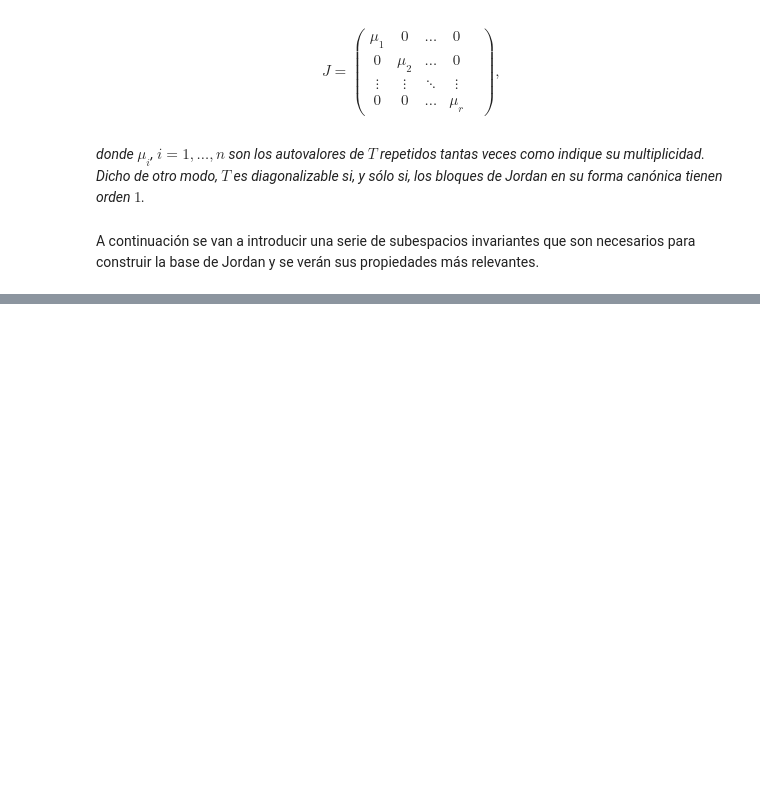
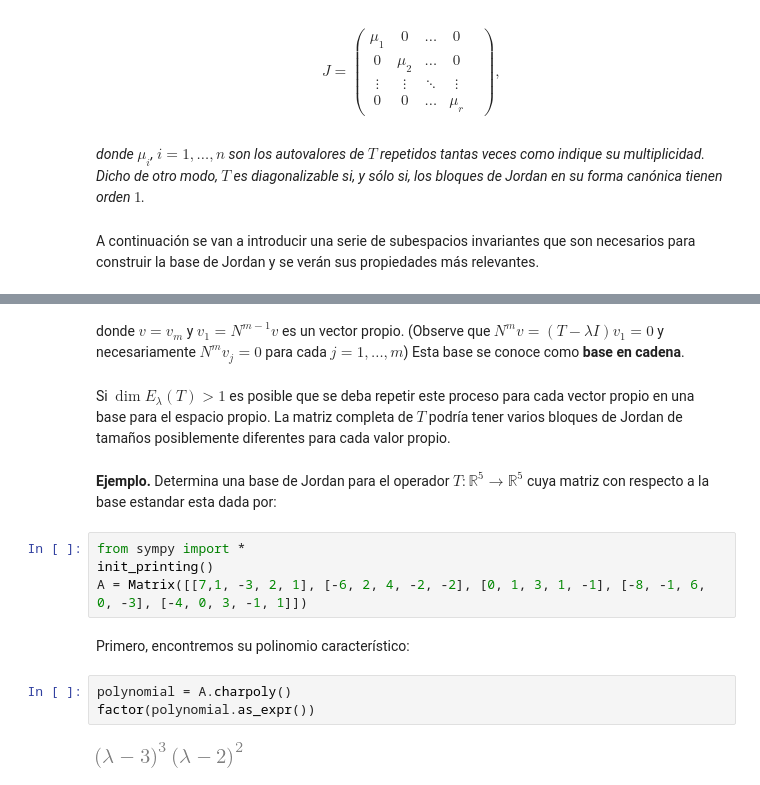
Before and after one commit to alejandrosanchezy/nerve, a Jupyter notebook: Forma Canónica de Jordan/formcanonicaljordan.ipynb, the cells around one changed output, grey strips where cells are left out. Cells and saved outputs as stored; diff of their text form; blank space fills up the shorter version.

```diff
--- a/Forma Canónica de Jordan/formcanonicaljordan.ipynb
+++ b/Forma Canónica de Jordan/formcanonicaljordan.ipynb
@@ -71,0 +194,17 @@ Nótese que $L_{i0}=\ker \big((\lambda_i I - T)^{0}\big)=\ker(I)=\{0\}$, para to
+# %% [markdown]
+donde $v=v_{m}$ y $v_{1}=N^{m-1}v$ es un vector propio. (Observe que $N^{m}v = (T-\lambda I)v_1 = 0$ y necesariamente $N^{m}v_{j}=0$ para cada $j=1,\dots, m$) Esta base se conoce como **base en cadena**.
+# %% [markdown]
+Si $\dim E_{\lambda}(T)>1$ es posible que se deba repetir este proceso para cada vector propio en una base para el espacio propio. La matriz completa de $T$ podría tener varios bloques de Jordan de tamaños posiblemente diferentes para cada valor propio.
+# %% [markdown]
+**Ejemplo.** Determina una base de Jordan para el operador $T:\mathbb{R}^{5}\to \mathbb{R}^{5}$ cuya matriz con respecto a la base estandar esta dada por:
+# %%
+from sympy import *
+init_printing()
+A = Matrix([[7,1, -3, 2, 1], [-6, 2, 4, -2, -2], [0, 1, 3, 1, -1], [-8, -1, 6, 0, -3], [-4, 0, 3, -1, 1]])
+# %% [markdown]
+Primero, encontremos su polinomio característico:
+# %%
+polynomial = A.charpoly()
+factor(polynomial.as_expr())
+# %% [output]
+[figure, added]
```
Also changed, not shown: parts of 110 cells of this notebook, 3 other files.
